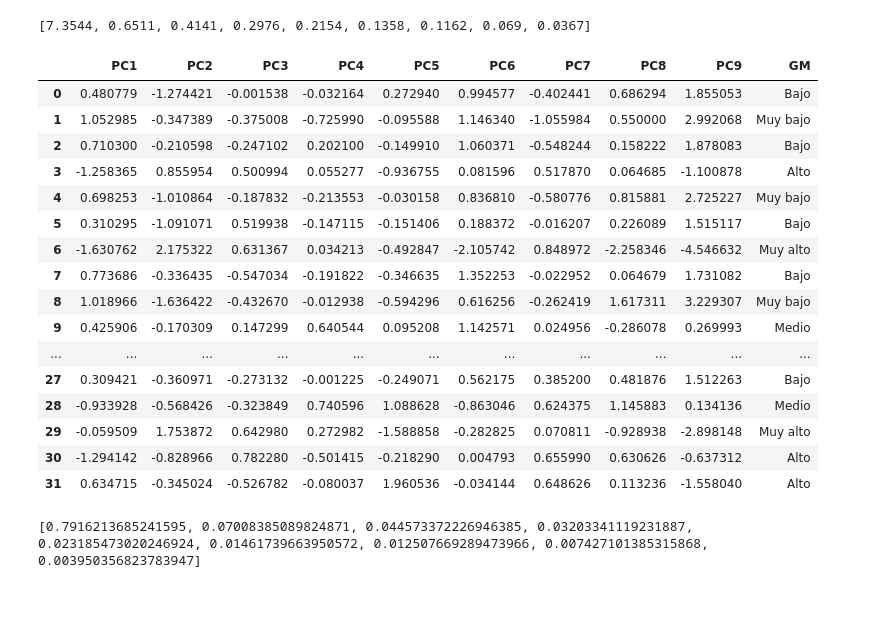
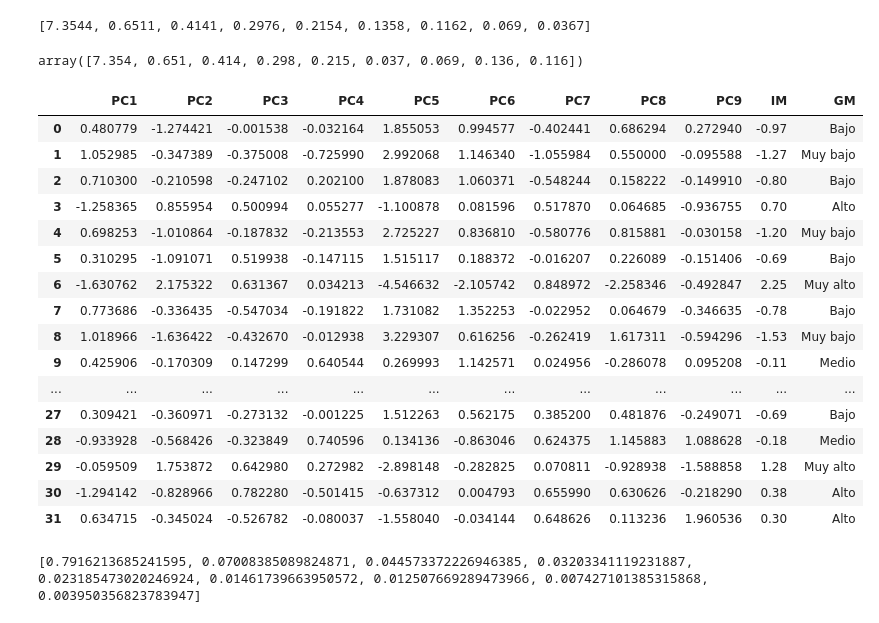
Before and after one commit to AnaTorresR/PracticaFinalMNO, a Jupyter notebook: Jacobi_2000.ipynb, the cells around one changed output. Saved outputs shown, nothing was run; the diff lists cells and outputs as text; code cells hidden in the pictures.

```diff
--- a/Jacobi_2000.ipynb
+++ b/Jacobi_2000.ipynb
@@ -176,47 +176,52 @@ values, vectors = np.linalg.eig(var_cov)
 sorted(values.round(4), reverse=True)
 # %% [output]
 [7.3544, 0.6511, 0.4141, 0.2976, 0.2154, 0.1358, 0.1162, 0.069, 0.0367]
+# %%
+values
+# %% [output]
+array([7.354, 0.651, 0.414, 0.298, 0.215, 0.037, 0.069, 0.136, 0.116])
 # %%
 projected_1 = vectors[0]@X_scaled.T
 projected_2 = vectors[1]@X_scaled.T
 projected_3 = vectors[2]@X_scaled.T
 projected_4 = vectors[3]@X_scaled.T
-projected_5 = vectors[5]@X_scaled.T
+projected_5 = vectors[4]@X_scaled.T
 projected_6 = vectors[7]@X_scaled.T
 projected_7 = vectors[8]@X_scaled.T
 projected_8 = vectors[6]@X_scaled.T
-projected_9 = vectors[4]@X_scaled.T
+projected_9 = vectors[5]@X_scaled.T
 
 
 res = pd.DataFrame(projected_1, columns=['PC1'])
 res['PC2'] = projected_2
 res['PC3'] = projected_3
 res['PC4'] = projected_4
 res['PC5'] = projected_5
 res['PC6'] = projected_6
 res['PC7'] = projected_7
 res['PC8'] = projected_8
 res['PC9'] = projected_9
+res['IM'] = datos_2000['IM']
 res['GM'] = datos_2000['GM']
 res
 # %% [output]
-|  | PC1 | PC2 | PC3 | PC4 | PC5 | PC6 | PC7 | PC8 | PC9 | GM |
-| 0 | 0.480779 | -1.274421 | -0.001538 | -0.032164 | 0.272940 | 0.994577 | -0.402441 | 0.686294 | 1.855053 | Bajo |
-| 1 | 1.052985 | -0.347389 | -0.375008 | -0.725990 | -0.095588 | 1.146340 | -1.055984 | 0.550000 | 2.992068 | Muy bajo |
-| 2 | 0.710300 | -0.210598 | -0.247102 | 0.202100 | -0.149910 | 1.060371 | -0.548244 | 0.158222 | 1.878083 | Bajo |
-| 3 | -1.258365 | 0.855954 | 0.500994 | 0.055277 | -0.936755 | 0.081596 | 0.517870 | 0.064685 | -1.100878 | Alto |
-| 4 | 0.698253 | -1.010864 | -0.187832 | -0.213553 | -0.030158 | 0.836810 | -0.580776 | 0.815881 | 2.725227 | Muy bajo |
-| 5 | 0.310295 | -1.091071 | 0.519938 | -0.147115 | -0.151406 | 0.188372 | -0.016207 | 0.226089 | 1.515117 | Bajo |
-| 6 | -1.630762 | 2.175322 | 0.631367 | 0.034213 | -0.492847 | -2.105742 | 0.848972 | -2.258346 | -4.546632 | Muy alto |
-| 7 | 0.773686 | -0.336435 | -0.547034 | -0.191822 | -0.346635 | 1.352253 | -0.022952 | 0.064679 | 1.731082 | Bajo |
-| 8 | 1.018966 | -1.636422 | -0.432670 | -0.012938 | -0.594296 | 0.616256 | -0.262419 | 1.617311 | 3.229307 | Muy bajo |
-| 9 | 0.425906 | -0.170309 | 0.147299 | 0.640544 | 0.095208 | 1.142571 | 0.024956 | -0.286078 | 0.269993 | Medio |
-| ... | ... | ... | ... | ... | ... | ... | ... | ... | ... | ... |
-| 27 | 0.309421 | -0.360971 | -0.273132 | -0.001225 | -0.249071 | 0.562175 | 0.385200 | 0.481876 | 1.512263 | Bajo |
-| 28 | -0.933928 | -0.568426 | -0.323849 | 0.740596 | 1.088628 | -0.863046 | 0.624375 | 1.145883 | 0.134136 | Medio |
-| 29 | -0.059509 | 1.753872 | 0.642980 | 0.272982 | -1.588858 | -0.282825 | 0.070811 | -0.928938 | -2.898148 | Muy alto |
-| 30 | -1.294142 | -0.828966 | 0.782280 | -0.501415 | -0.218290 | 0.004793 | 0.655990 | 0.630626 | -0.637312 | Alto |
-| 31 | 0.634715 | -0.345024 | -0.526782 | -0.080037 | 1.960536 | -0.034144 | 0.648626 | 0.113236 | -1.558040 | Alto |
+|  | PC1 | PC2 | PC3 | PC4 | PC5 | PC6 | PC7 | PC8 | PC9 | IM | GM |
+| 0 | 0.480779 | -1.274421 | -0.001538 | -0.032164 | 1.855053 | 0.994577 | -0.402441 | 0.686294 | 0.272940 | -0.97 | Bajo |
+| 1 | 1.052985 | -0.347389 | -0.375008 | -0.725990 | 2.992068 | 1.146340 | -1.055984 | 0.550000 | -0.095588 | -1.27 | Muy bajo |
+| 2 | 0.710300 | -0.210598 | -0.247102 | 0.202100 | 1.878083 | 1.060371 | -0.548244 | 0.158222 | -0.149910 | -0.80 | Bajo |
+| 3 | -1.258365 | 0.855954 | 0.500994 | 0.055277 | -1.100878 | 0.081596 | 0.517870 | 0.064685 | -0.936755 | 0.70 | Alto |
+| 4 | 0.698253 | -1.010864 | -0.187832 | -0.213553 | 2.725227 | 0.836810 | -0.580776 | 0.815881 | -0.030158 | -1.20 | Muy bajo |
+| 5 | 0.310295 | -1.091071 | 0.519938 | -0.147115 | 1.515117 | 0.188372 | -0.016207 | 0.226089 | -0.151406 | -0.69 | Bajo |
+| 6 | -1.630762 | 2.175322 | 0.631367 | 0.034213 | -4.546632 | -2.105742 | 0.848972 | -2.258346 | -0.492847 | 2.25 | Muy alto |
+| 7 | 0.773686 | -0.336435 | -0.547034 | -0.191822 | 1.731082 | 1.352253 | -0.022952 | 0.064679 | -0.346635 | -0.78 | Bajo |
+| 8 | 1.018966 | -1.636422 | -0.432670 | -0.012938 | 3.229307 | 0.616256 | -0.262419 | 1.617311 | -0.594296 | -1.53 | Muy bajo |
+| 9 | 0.425906 | -0.170309 | 0.147299 | 0.640544 | 0.269993 | 1.142571 | 0.024956 | -0.286078 | 0.095208 | -0.11 | Medio |
+| ... | ... | ... | ... | ... | ... | ... | ... | ... | ... | ... | ... |
+| 27 | 0.309421 | -0.360971 | -0.273132 | -0.001225 | 1.512263 | 0.562175 | 0.385200 | 0.481876 | -0.249071 | -0.69 | Bajo |
+| 28 | -0.933928 | -0.568426 | -0.323849 | 0.740596 | 0.134136 | -0.863046 | 0.624375 | 1.145883 | 1.088628 | -0.18 | Medio |
+| 29 | -0.059509 | 1.753872 | 0.642980 | 0.272982 | -2.898148 | -0.282825 | 0.070811 | -0.928938 | -1.588858 | 1.28 | Muy alto |
+| 30 | -1.294142 | -0.828966 | 0.782280 | -0.501415 | -0.637312 | 0.004793 | 0.655990 | 0.630626 | -0.218290 | 0.38 | Alto |
+| 31 | 0.634715 | -0.345024 | -0.526782 | -0.080037 | -1.558040 | -0.034144 | 0.648626 | 0.113236 | 1.960536 | 0.30 | Alto |
 # %%
 explained_variances = []
 for i in range (len(eig)):
```
Also changed, not shown: parts of 4 cells of this notebook, 3 other files.
